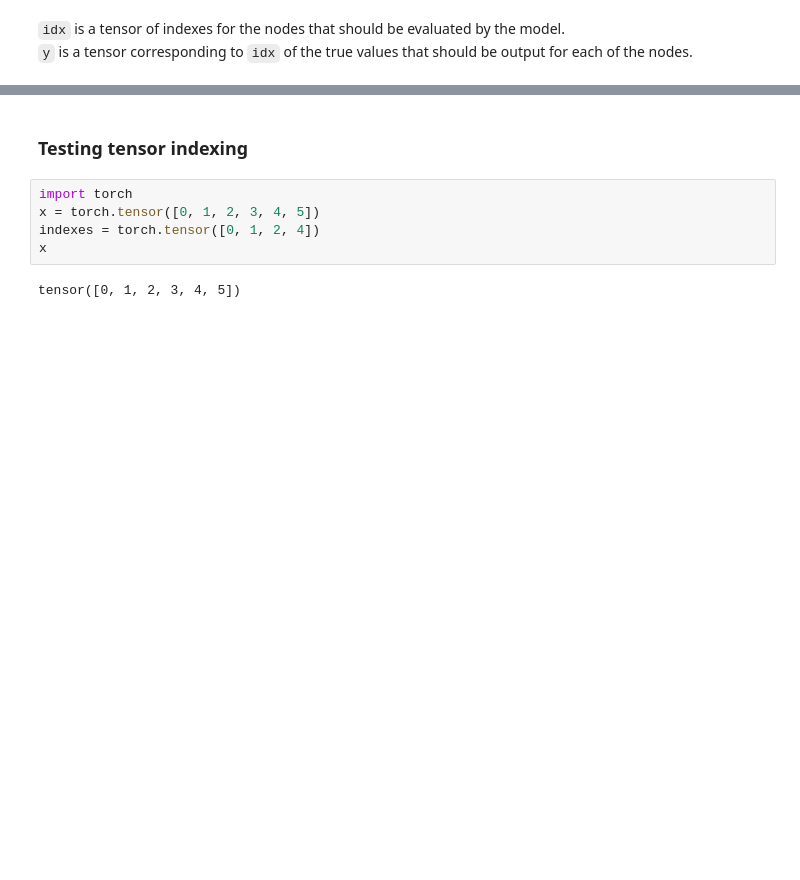
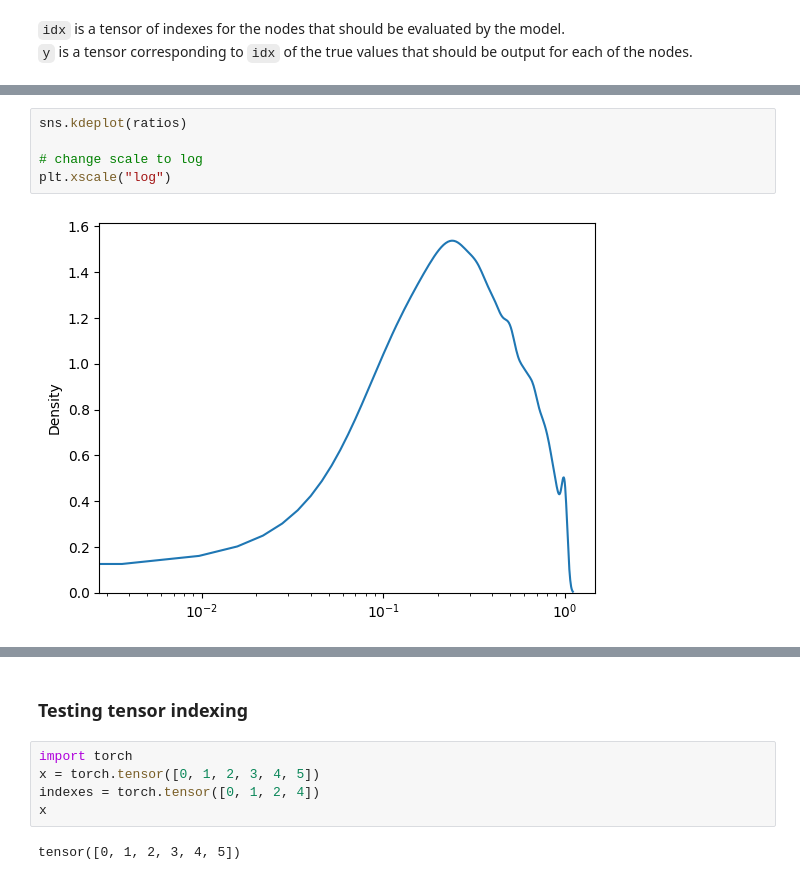
Before and after one commit to kamurani/phosphosite, a Jupyter notebook: notebooks/phosphosite_prediction/load_dataset.ipynb, the cells around one changed output, grey strips where cells are left out. Cells and saved outputs as stored; diff of their text form; blank space fills up the shorter version.

```diff
--- a/notebooks/phosphosite_prediction/load_dataset.ipynb
+++ b/notebooks/phosphosite_prediction/load_dataset.ipynb
@@ -188,0 +345,7 @@ indexes_dict
+# %%
+sns.kdeplot(ratios)
+
+# change scale to log
+plt.xscale("log")
+# %% [output]
+[figure, added]
```
Also changed, not shown: parts of 54 cells of this notebook, 5 other files.
